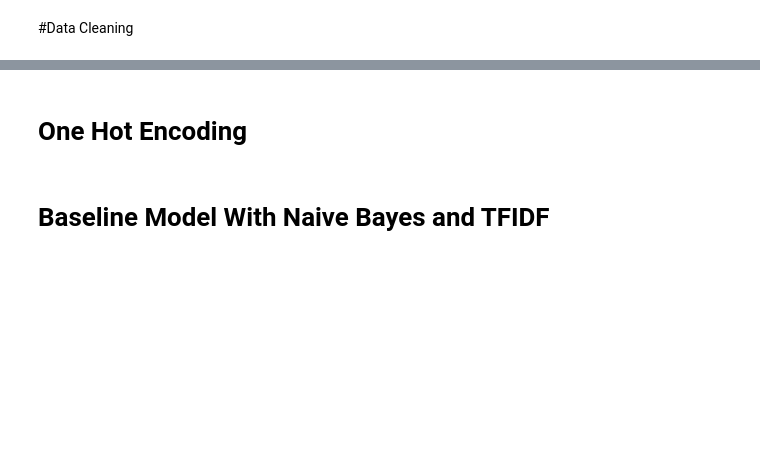
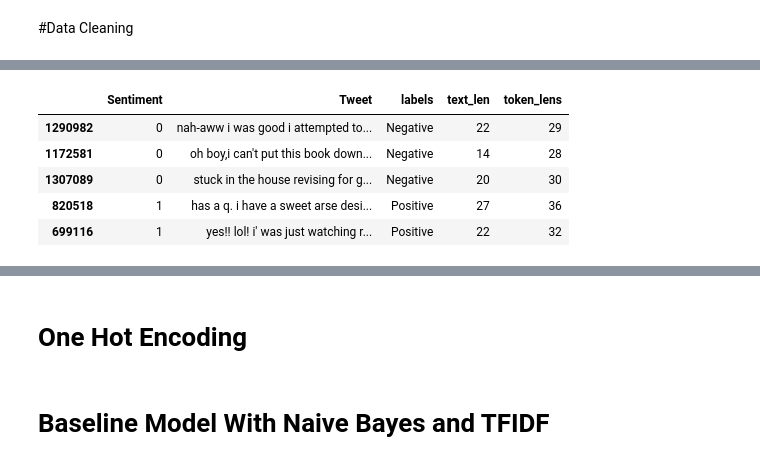
Before and after one commit to Gaurav-phatkare/BERT_Model-NLP, a Jupyter notebook: Twitter_Sentiment_Analysis_Using_BERT.ipynb, the cells around one changed output, grey strips where cells are left out. Cells and saved outputs as stored; diff of their text form; code cells hidden in the pictures; blank space fills up the shorter version.

```diff
--- a/Twitter_Sentiment_Analysis_Using_BERT.ipynb
+++ b/Twitter_Sentiment_Analysis_Using_BERT.ipynb
@@ -141,3 +200,12 @@ df.shape
+# %%
+df.head()
+# %% [output]
+|  | Sentiment | Tweet | labels | text_len | token_lens |
+| 1290982 | 0 | nah-aww i was good i attempted to... | Negative | 22 | 29 |
+| 1172581 | 0 | oh boy,i can't put this book down... | Negative | 14 | 28 |
+| 1307089 | 0 | stuck in the house revising for g... | Negative | 20 | 30 |
+| 820518 | 1 | has a q. i have a sweet arse desi... | Positive | 27 | 36 |
+| 699116 | 1 | yes!! lol! i' was just watching r... | Positive | 22 | 32 |
 # %%
 from sklearn.model_selection import train_test_split
 training_data, testing_data = train_test_split(df, test_size=0.2, random_state=25)
```
Also changed, not shown: parts of 90 cells of this notebook.
